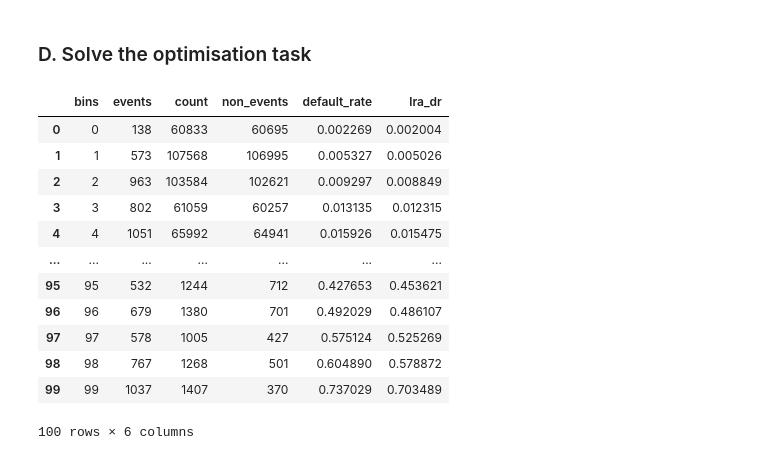
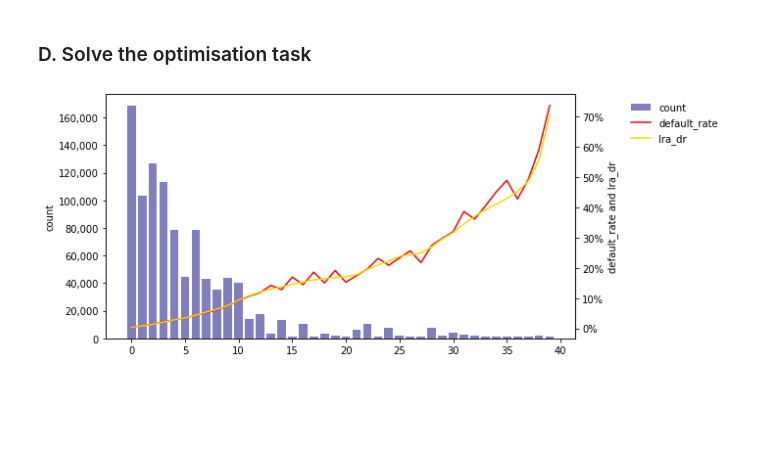
Before and after one commit to at621/snippets, a Jupyter notebook: optimal_pooling.ipynb, the cells around one changed output. Saved outputs shown, nothing was run; the diff lists cells and outputs as text; code cells hidden in the pictures; blank space fills up the shorter version.

```diff
--- a/optimal_pooling.ipynb
+++ b/optimal_pooling.ipynb
@@ -310,33 +333,44 @@ def create_pools(events, non_events, lra_drs, min_bins, max_bins):
 # %%
 # Get input data per bin
 stats_combined = df.groupby('bins').agg({'target': ['sum', 'count']})
 stats_combined = stats_combined.reset_index()
 stats_combined.columns = ['bins', 'events', 'count']
 stats_combined['non_events'] = stats_combined['count'] - stats_combined['events']
 stats_combined['default_rate'] = stats_combined['events'] / stats_combined['count']
 
 # Add long-run averages
 annual_averages = df.groupby(['bins', 'year'])['score'].mean()
 average_scores_per_bin = annual_averages.groupby('bins').mean().reset_index()
 average_scores_per_bin.columns = ['bins', 'lra_dr']
 
 stats_combined = pd.merge(stats_combined, average_scores_per_bin, on='bins', how='left')
 
-stats_combined
+def plot_stats(df):
+    fig, ax1 = plt.subplots(figsize=(10,4))
+
+    ax1.set_ylabel('count', color='black')
+    lns3 = ax1.bar(df['bins'], df['count'], color='navy', alpha=0.5, label='count')
+    ax1.tick_params(axis='y', labelcolor='black')
+    ax1.yaxis.set_major_formatter(mtick.StrMethodFormatter('{x:,.0f}')) # Formatting secondary y-axis
+
+    ax2 = ax1.twinx()
+    ax2.set_xlabel('bins')
+    ax2.set_ylabel('default_rate and lra_dr', color='black')
+    lns1 = ax2.plot(df['bins'], df['default_rate'], color='red', label='default_rate')
+    lns2 = ax2.plot(df['bins'], df['lra_dr'], color='gold', label='lra_dr')
+    ax2.tick_params(axis='y', labelcolor='black')
+    ax2.yaxis.set_major_formatter(mtick.PercentFormatter(1.0)) # Formatting primary y-axis
+
+    lns = [lns3] + lns1 + lns2
+    labs = [l.get_label() for l in lns]
+    ax1.legend(lns, labs, loc='upper left', bbox_to_anchor=(1.1, 1.0), frameon=False)
+
+    fig.tight_layout()
+    plt.show()
+
+plot_stats(stats_combined)
 # %% [output]
-|  | bins | events | count | non_events | default_rate | lra_dr |
-| 0 | 0 | 138 | 60833 | 60695 | 0.002269 | 0.002004 |
-| 1 | 1 | 573 | 107568 | 106995 | 0.005327 | 0.005026 |
-| 2 | 2 | 963 | 103584 | 102621 | 0.009297 | 0.008849 |
-| 3 | 3 | 802 | 61059 | 60257 | 0.013135 | 0.012315 |
-| 4 | 4 | 1051 | 65992 | 64941 | 0.015926 | 0.015475 |
-| ... | ... | ... | ... | ... | ... | ... |
-| 95 | 95 | 532 | 1244 | 712 | 0.427653 | 0.453621 |
-| 96 | 96 | 679 | 1380 | 701 | 0.492029 | 0.486107 |
-| 97 | 97 | 578 | 1005 | 427 | 0.575124 | 0.525269 |
-| 98 | 98 | 767 | 1268 | 501 | 0.604890 | 0.578872 |
-| 99 | 99 | 1037 | 1407 | 370 | 0.737029 | 0.703489 |
-100 rows × 6 columns
+[figure, added]
 # %%
 # Test solution
 events = stats_combined['events']
```
Also changed, not shown: parts of 8 cells of this notebook.
